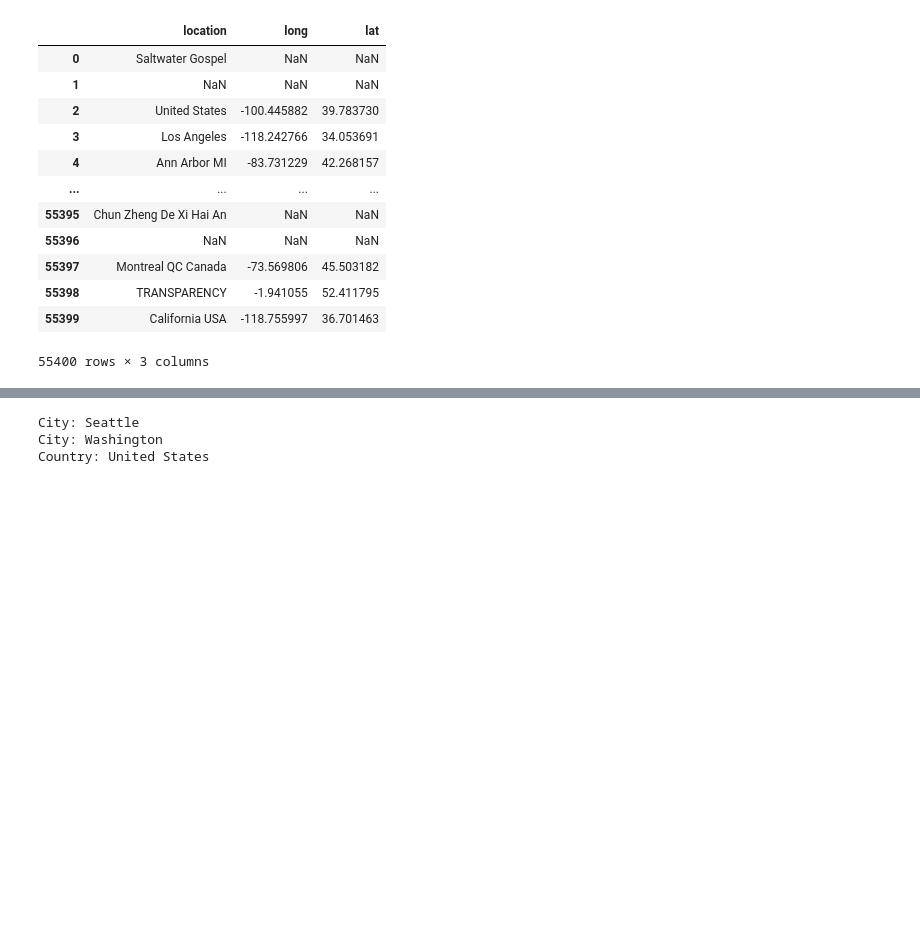
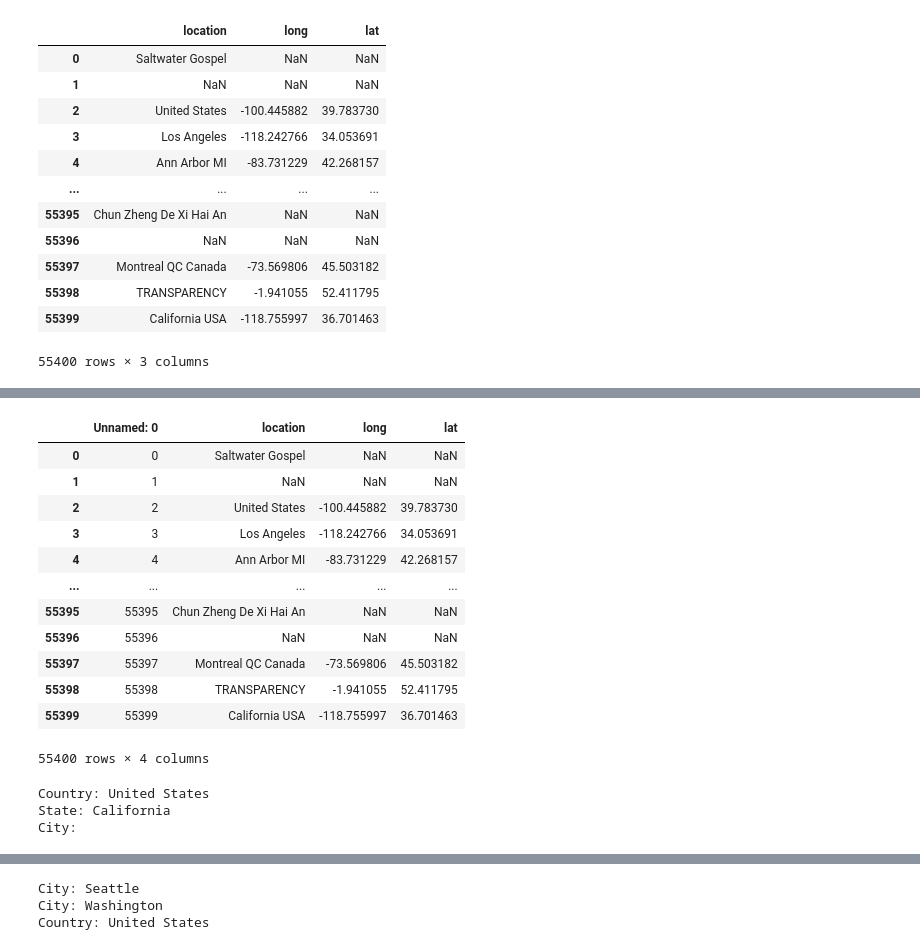
Before and after one commit to SreevaatsavB/Layoffs_analysis, a Jupyter notebook: Untitled.ipynb, the cells around one changed output, grey strips where cells are left out. Cells and saved outputs as stored; diff of their text form; code cells hidden in the pictures; blank space fills up the shorter version.

```diff
--- a/Untitled.ipynb
+++ b/Untitled.ipynb
@@ -132,5 +206,25 @@ coord_df[coord_df["long"].isna()]
 # %%
 coord_df.to_csv("locations_tweets.csv")
+# %%
+fp = '/Users/sreevaatsav/Desktop/layoffs_analysis/locations_tweets.csv'
+
+coord_df = pd.read_csv(fp)
+# %%
+coord_df
+# %% [output]
+|  | Unnamed: 0 | location | long | lat |
+| 0 | 0 | Saltwater Gospel | NaN | NaN |
+| 1 | 1 | NaN | NaN | NaN |
+| 2 | 2 | United States | -100.445882 | 39.783730 |
+| 3 | 3 | Los Angeles | -118.242766 | 34.053691 |
+| 4 | 4 | Ann Arbor MI | -83.731229 | 42.268157 |
+| ... | ... | ... | ... | ... |
+| 55395 | 55395 | Chun Zheng De Xi Hai An | NaN | NaN |
+| 55396 | 55396 | NaN | NaN | NaN |
+| 55397 | 55397 | Montreal QC Canada | -73.569806 | 45.503182 |
+| 55398 | 55398 | TRANSPARENCY | -1.941055 | 52.411795 |
+| 55399 | 55399 | California USA | -118.755997 | 36.701463 |
+55400 rows × 4 columns
 # %%
 import time
 
@@ -167,0 +270,30 @@ city_arr
+# %%
+from geopy.geocoders import Nominatim
+
+geolocator = Nominatim(user_agent="my_app")
+
+# Example location coordinates
+# lat = 37.7749
+# lon = -122.4194
+
+long = -100.445882
+lat = 39.783730
+
+
+
+# Reverse geocode the location
+location = geolocator.reverse(f"{lat}, {lon}")
+
+# Extract the country, state, and city from the location address
+address = location.raw['address']
+country = address.get('country', '')
+state = address.get('state', '')
+city = address.get('city', '')
+
+print(f"Country: {country}")
+print(f"State: {state}")
+print(f"City: {city}")
+# %% [output]
+Country: United States
+State: California
+City:
```
Also changed, not shown: parts of 18 cells of this notebook, 3 other files.
